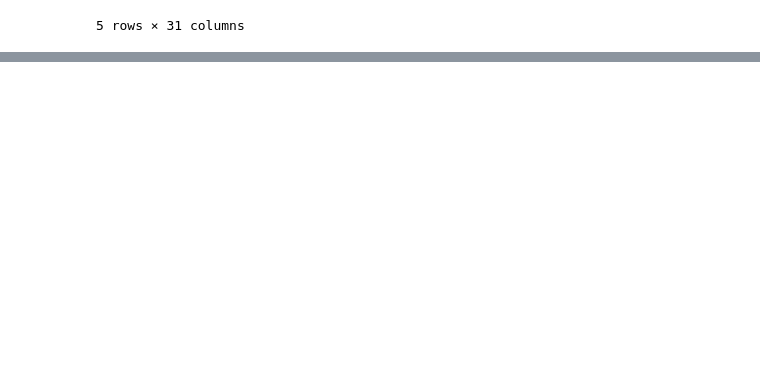
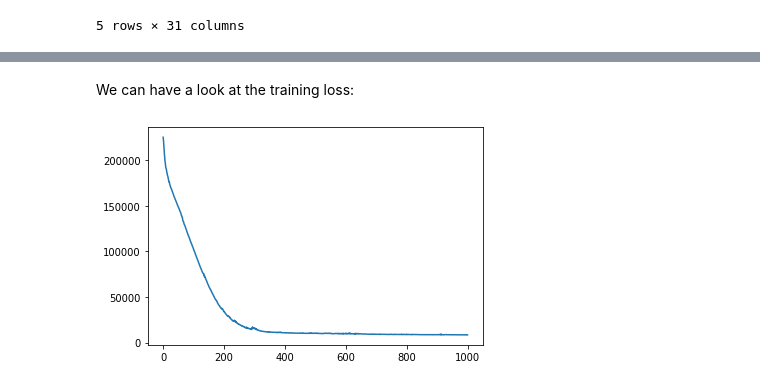
Before and after one commit to lschmiddey/deep_tabular_augmentation, a Jupyter notebook: deep_data_augmentation.ipynb, the cells around one changed output, grey strips where cells are left out. Cells and saved outputs as stored; diff of their text form; code cells hidden in the pictures; blank space fills up the shorter version.

```diff
--- a/deep_data_augmentation.ipynb
+++ b/deep_data_augmentation.ipynb
@@ -111,0 +52,4 @@ print(df_fake.head())
+# %%
+device = DEVICE
+datasets = dta.create_datasets(X_train_fraud, y_train.values[np.where(y_train==1)], X_test_fraud, y_test.values[np.where(y_test==1)])
+data = dta.DataBunch(*dta.create_loaders(datasets, bs=1024))
@@ -111,0 +60,11 @@ print(df_fake.head())
+# %%
+D_in = X_train_fraud.shape[1]
+target_name = 'Class'
+target_class = 1
+df_cols = list(df.columns)
+
+model = dta.Autoencoder(nn.Sequential(*dta.get_lin_layers(D_in, [50, 12, 12])),
+                     nn.Sequential(*dta.get_lin_layers_rev(D_in, [50, 12, 12])),
+                     latent_dim=5).to(device)
+opt = optim.Adam(model.parameters(), lr=0.01)
+loss_func = dta.customLoss()
@@ -111,0 +87,2 @@ print(df_fake.head())
+# %%
+sched = dta.combine_scheds([0.3, 0.7], [dta.sched_cos(0.01, 0.05), dta.sched_cos(0.05, 0.01)])
@@ -111,0 +91,9 @@ print(df_fake.head())
+# %%
+cbfs = [partial(dta.LossTracker, show_every=200), dta.Recorder, partial(dta.ParamScheduler, 'lr', sched)]
+model = dta.Autoencoder(nn.Sequential(*dta.get_lin_layers(D_in, [50, 12, 12])),
+                     nn.Sequential(*dta.get_lin_layers_rev(D_in, [50, 12, 12])),
+                     latent_dim=5).to(device)
+opt = optim.Adam(model.parameters(), lr=0.01)
+learn = dta.Learner(model, opt, loss_func, data, target_name, target_class, df_cols)
+run = dta.Runner(cb_funcs=cbfs)
+run.fit(1000, learn)
@@ -111,0 +116,6 @@ print(df_fake.head())
+# %% [markdown]
+We can have a look at the training loss:
+# %%
+run.recorder.plot_loss()
+# %% [output]
+[figure, added]
```
Also changed, not shown: parts of 45 cells of this notebook, 10 other files.
